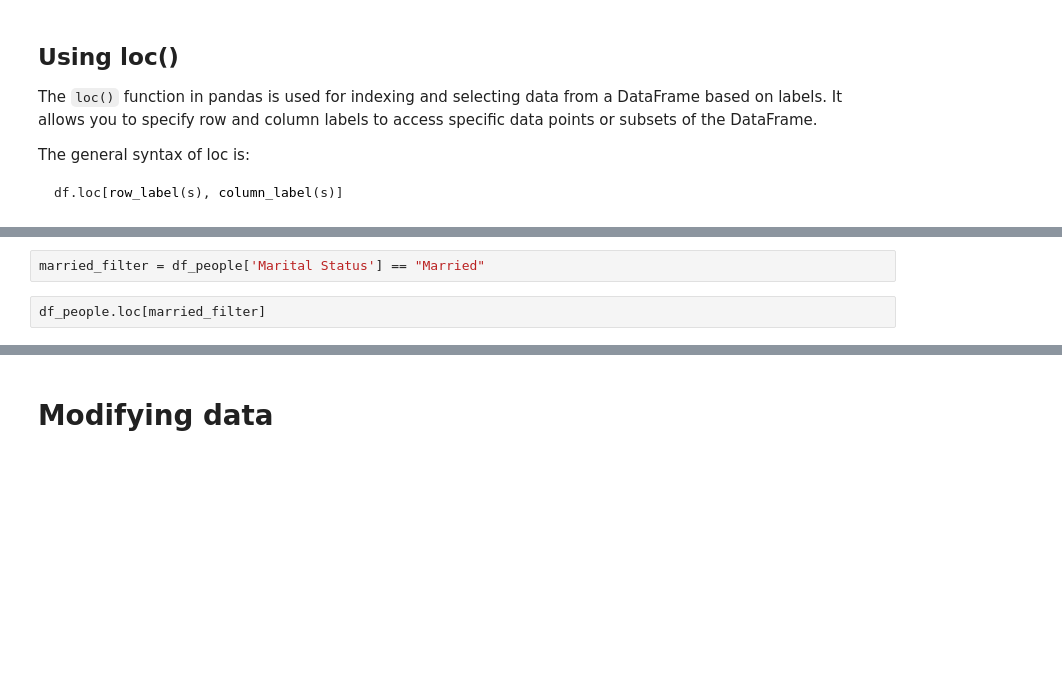
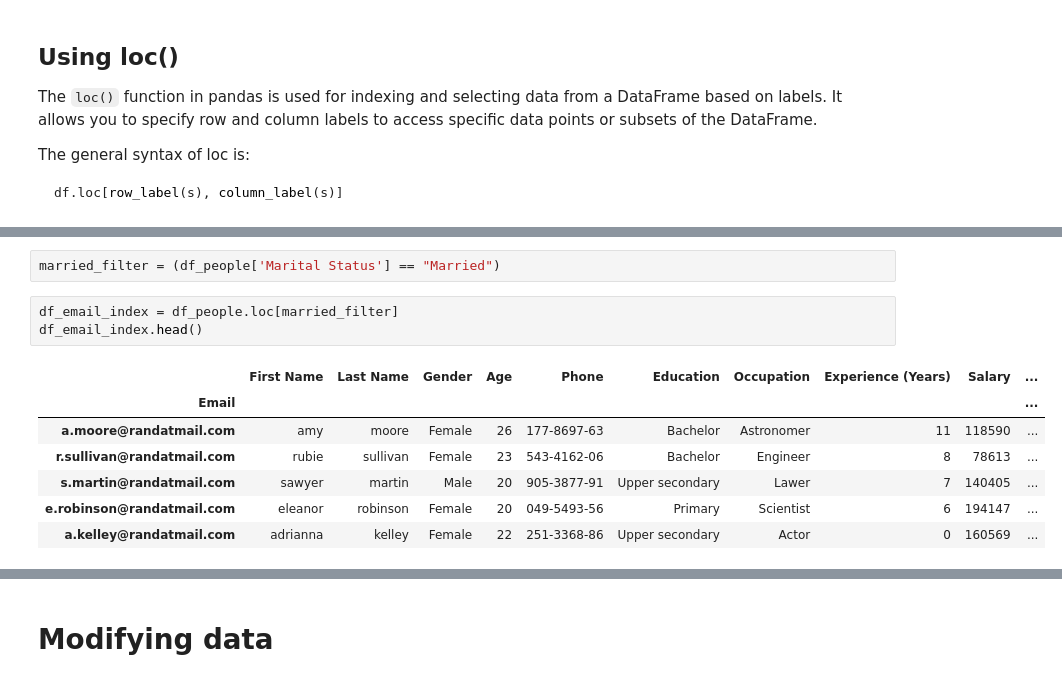
Before and after one commit to gregbott/Python_For_Business_Students, a Jupyter notebook: Pandas2.ipynb, the cells around one changed output, grey strips where cells are left out. Cells and saved outputs as stored; diff of their text form; blank space fills up the shorter version.

```diff
--- a/Pandas2.ipynb
+++ b/Pandas2.ipynb
@@ -143,4 +334,13 @@ df.loc[row_label(s), column_label(s)]
 # %%
-married_filter = df_people['Marital Status'] == "Married"
+married_filter = (df_people['Marital Status'] == "Married")
 # %%
-df_people.loc[married_filter]
+df_email_index = df_people.loc[married_filter]
+df_email_index.head()
+# %% [output]
+|  | First Name | Last Name | Gender | Age | Phone | Education | Occupation | Experience (Years) | Salary | ... |
+| Email |  |  |  |  |  |  |  |  |  | ... |
+| a.moore@randatmail.com | amy | moore | Female | 26 | 177-8697-63 | Bachelor | Astronomer | 11 | 118590 | ... |
+| r.sullivan@randatmail.com | rubie | sullivan | Female | 23 | 543-4162-06 | Bachelor | Engineer | 8 | 78613 | ... |
+| s.martin@randatmail.com | sawyer | martin | Male | 20 | 905-3877-91 | Upper secondary | Lawer | 7 | 140405 | ... |
+| e.robinson@randatmail.com | eleanor | robinson | Female | 20 | 049-5493-56 | Primary | Scientist | 6 | 194147 | ... |
+| a.kelley@randatmail.com | adrianna | kelley | Female | 22 | 251-3368-86 | Upper secondary | Actor | 0 | 160569 | ... |
```
Also changed, not shown: parts of 51 cells of this notebook, 2 other files.
